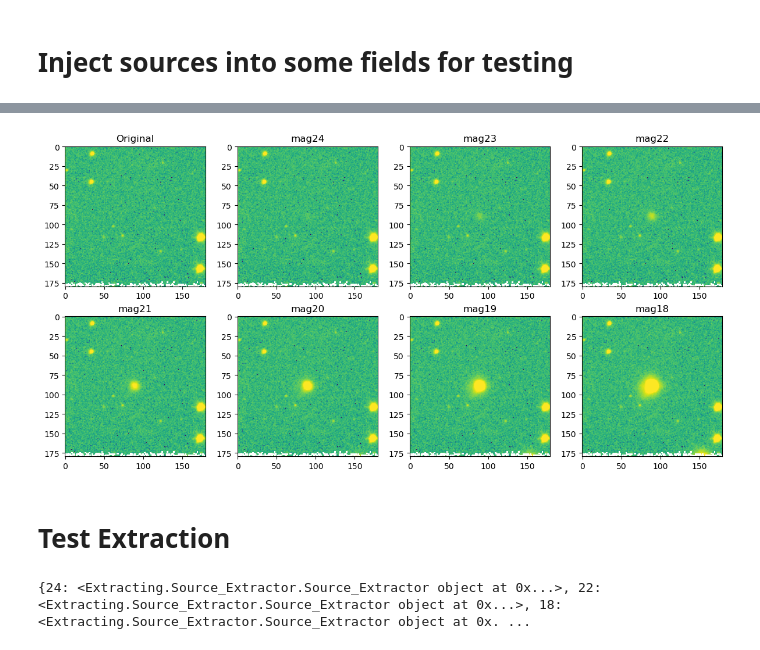
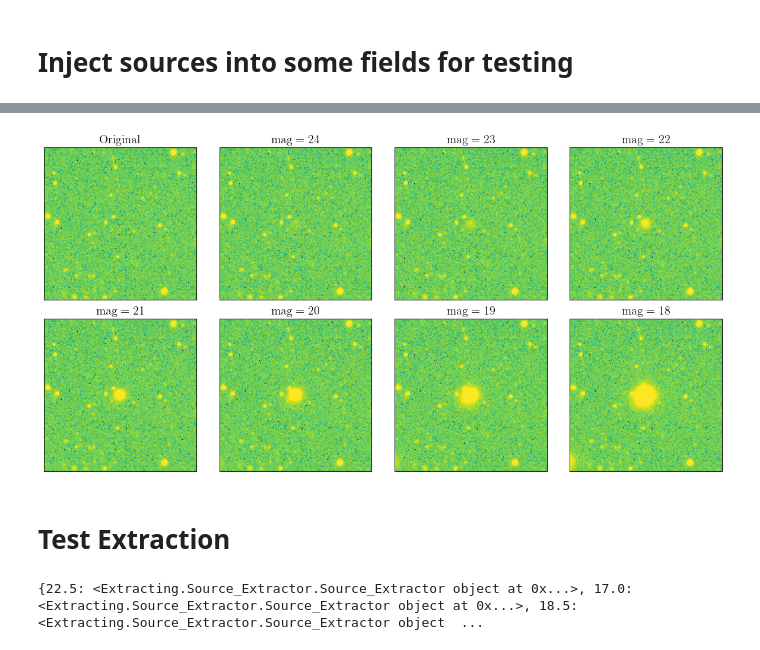
Before and after one commit to Adam-Boesky/long_transients, a Jupyter notebook: Notebooks/efficiency.ipynb, the cells around one changed output, grey strips where cells are left out. Cells and saved outputs as stored; diff of their text form; code cells hidden in the pictures.

Commit message:
Add a bunch of plots for thesis, and add notekeeping on why sources are filtered out

```diff
--- a/Notebooks/efficiency.ipynb
+++ b/Notebooks/efficiency.ipynb
@@ -1,9 +1,12 @@
 # %%
 import os
 import sys
+import pickle
 import shutil
 import numpy as np
 import matplotlib.pyplot as plt
+import matplotlib as mpl
+import ztffields
 
 from astropy.visualization import simple_norm
 from astropy.io import fits
@@ -11,6 +14,13 @@ from photutils.psf import EPSFModel
 
 sys.path.append('/Users/adamboesky/Research/long_transients')
 
-from Extracting.utils import img_ab_mag_to_flux
+from Extracting.utils import img_ab_mag_to_flux, load_ecsv
+
+# Plot formatting
+plt.rc('text', usetex=True)
+mpl.rcParams['font.family'] = 'serif'
+mpl.rcParams['font.serif'] = 'cmr10'  # Computer Modern Roman
+mpl.rcParams['font.size'] = 12  # Adjust the font size as needed
+mpl.rcParams['axes.formatter.use_mathtext'] = True
 
 np.random.seed(22)
@@ -18,9 +34,9 @@ np.random.seed(22)
 # Demonstrate how to inject sources into images
 # %%
 # Load image
-hdul = fits.open('/Users/adamboesky/Research/long_transients/Data/ztf_data/ztf_000499_zg_c01_q1_refimg.fits')
+hdul = fits.open('/Users/adamboesky/Research/long_transients/Data/ztf_data/ztf_000582_zg_c02_q1_refimg.fits')
 img = hdul[0].data.byteswap().newbyteorder()
 
 # Load corresponding EPSF
-epsf_data = np.load('/Users/adamboesky/Research/long_transients/Data/catalog_results/000499_01_1/EPSFs/ZTF_g_EPSF.npy')
+epsf_data = np.load('/Users/adamboesky/Research/long_transients/Data/ztf_data_injected_sources/000582_02_1/EPSFs/ZTF_g_EPSF.npy')
 epsf = EPSFModel(data=epsf_data)
@@ -148,41 +170,50 @@ Saved the following files:
 # %%
 # Confirm outputs look right
 fig, axes = plt.subplots(2, 4, figsize=(12, 6))
 
 # Load some stuff
-test_outdir = '/Users/adamboesky/Research/long_transients/Data/ztf_data_injected_sources/000499_01_1'
+test_outdir = '/Users/adamboesky/Research/long_transients/Data/ztf_data_injected_sources/000582_02_1'
 coords = np.load(open(os.path.join(test_outdir, 'coords.npy'), 'rb'))
 orig = fits.open(os.path.join(test_outdir, 'orig.fits'))
-x, y = tuple(coords[0])
+x, y = tuple(coords[5])
 
 # Get cutout_norm
 cutout_halfwidth = 90
 cutout = orig[0].data[x - cutout_halfwidth : x + cutout_halfwidth, y - cutout_halfwidth : y + cutout_halfwidth]
 
 # Plot original
 norm = simple_norm(cutout, 'log', percent=99.0)
 axes[0][0].imshow(cutout, norm=norm)
 axes[0][0].set_title('Original')
 
 # Plot one coord in each image
 fnames = [f for f in os.listdir(test_outdir) if f[:3] == 'mag']
 args = np.argsort([int(f[3:5]) for f in fnames])[::-1]
 for ax, fname in zip(axes.flatten()[1:], np.array(fnames)[args]):
     img = fits.open(os.path.join(test_outdir, fname))
     ax.imshow(img[0].data[x - cutout_halfwidth : x + cutout_halfwidth, y - cutout_halfwidth : y + cutout_halfwidth], norm=norm)
-    ax.set_title(fname.split('.')[0])
+    if fname.split('.')[0][:3] == 'mag':
+        ax.set_title(rf"$\textrm{{mag}}={fname.split('.')[0][-2:]}$")
+
+for ax in axes.flatten():
+    ax.set_xticks([])
+    ax.set_yticks([])
+    ax.set_xticklabels([])
+    ax.set_yticklabels([])
 
 plt.tight_layout()
+plt.savefig('/Users/adamboesky/Research/long_transients/Figures/injected_source_examples.pdf', bbox_inches='tight')
 plt.show()
 # %% [output]
-[figure, old version]
+[figure, new version]
 # %% [markdown]
 # Test Extraction
 # %%
 from Extracting.Source_Extractor import Source_Extractor
 
 # Dict of mags
-fpaths = {int(f[3:5]): os.path.join(test_outdir, f) for f in os.listdir(test_outdir) if f[:3] == 'mag'}
+test_outdir = '/Users/adamboesky/Research/long_transients/Data/ztf_data_injected_sources/000582_02_1'
+fpaths = {float(f[3:7].replace('_', '.')): os.path.join(test_outdir, f) for f in os.listdir(test_outdir) if f[:3] == 'mag'}
 fpaths[-999] = os.path.join(test_outdir, 'orig.fits')
 coords = np.load(open(os.path.join(test_outdir, 'coords.npy'), 'rb'))
 
@@ -190,7 +221,7 @@ coords = np.load(open(os.path.join(test_outdir, 'coords.npy'), 'rb'))
 sextractors = {mag: Source_Extractor(fpath, 'g') for mag, fpath in fpaths.items()}
 print(sextractors)
 # %% [output]
-{24: <Extracting.Source_Extractor.Source_Extractor object at 0x...>, 22: <Extracting.Source_Extractor.Source_Extractor object at 0x...>, 18: <Extracting.Source_Extractor.Source_Extractor object at 0x. ...
+{22.5: <Extracting.Source_Extractor.Source_Extractor object at 0x...>, 17.0: <Extracting.Source_Extractor.Source_Extractor object at 0x...>, 18.5: <Extracting.Source_Extractor.Source_Extractor object  ...
 # %%
 # Get the results
 extraction_results = {}
```
Also changed, not shown: parts of 16 cells of this notebook, 33 other files.
